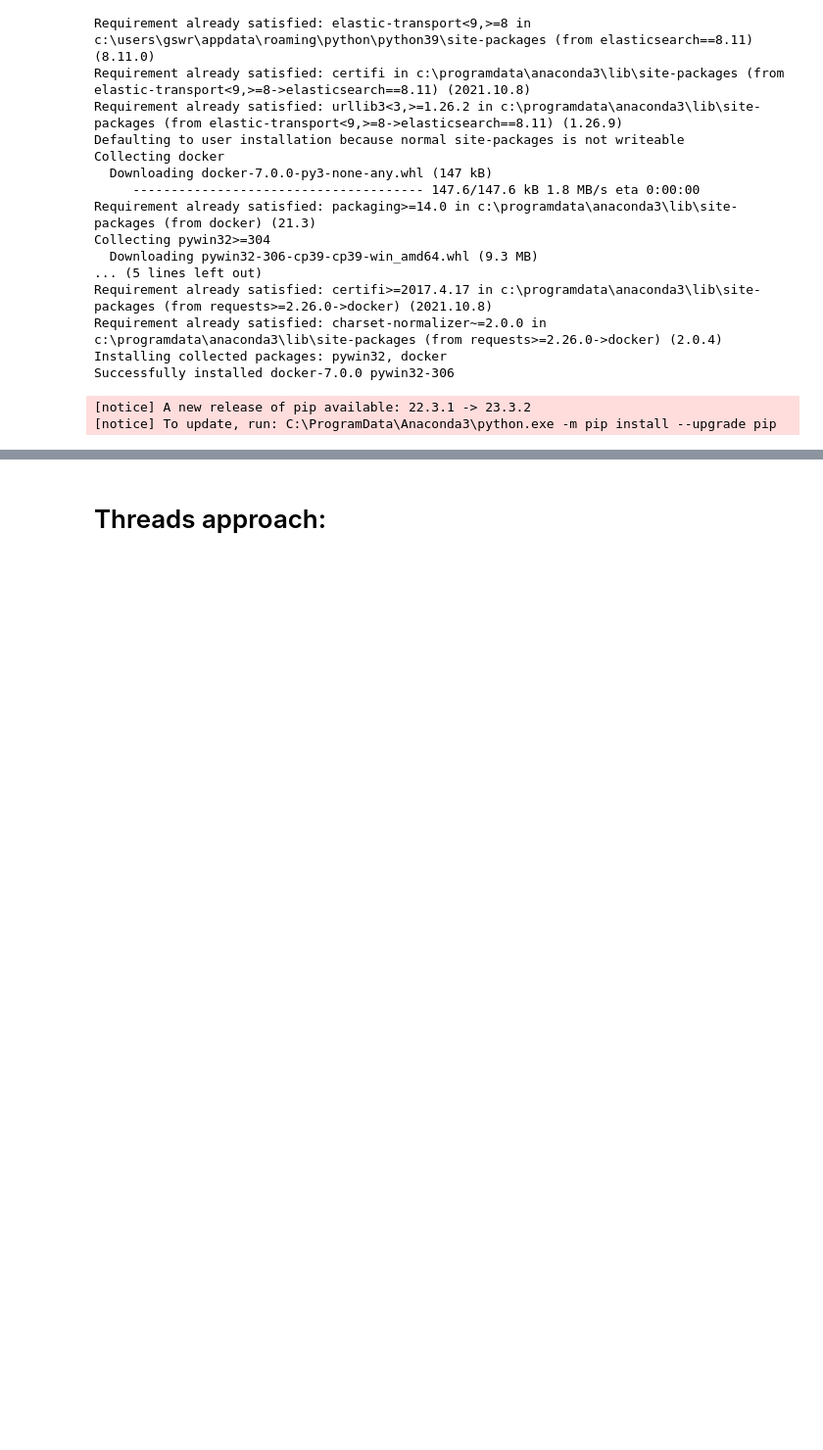
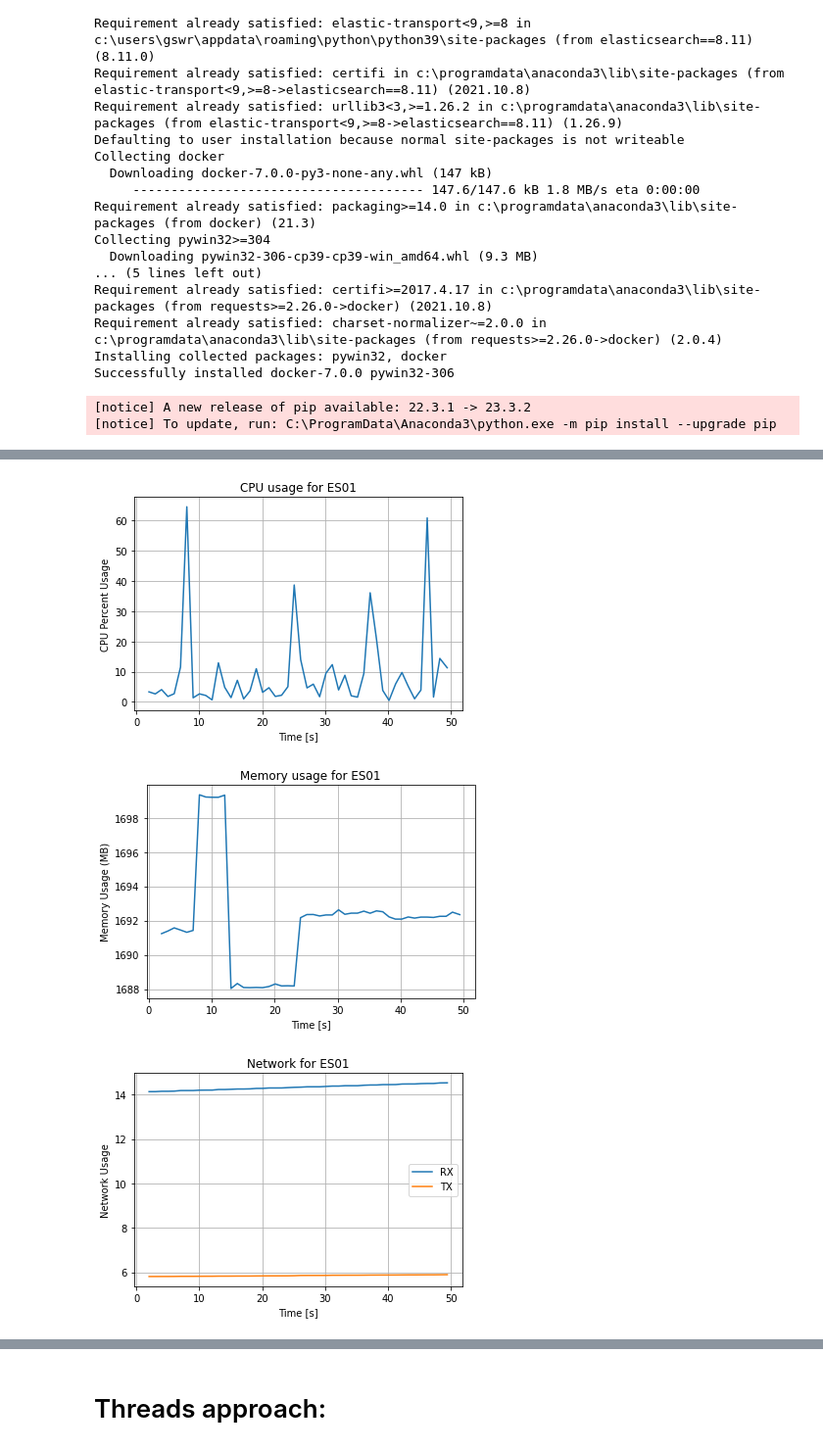
Before and after one commit to AndresSebad/benchmark-vector-bbdd, a Jupyter notebook: benchmark/elastic/ElasticSearch_Test0.ipynb, the cells around one changed output, grey strips where cells are left out. Shown: that part at 98% size. Saved outputs shown, nothing was run; the diff lists cells and outputs as text; code cells hidden in the pictures; blank space fills up the shorter version.

```diff
--- a/benchmark/elastic/ElasticSearch_Test0.ipynb
+++ b/benchmark/elastic/ElasticSearch_Test0.ipynb
@@ -347,3 +343,11 @@ cpu_usage_plot(es01_stats_history, "ES01", False)
+# %%
+cpu_usage_plot(es01_stats_history, "ES01", False)
+memory_usage_plot(es01_stats_history, "ES01")
+io_usage_plot(es01_stats_history, "ES01")
+# %% [output]
+[figure, added]
+[figure, added]
+[figure, added]
 # %%
 Benchmark = DatabaseBenchmark(es=es)
 Benchmark.remove_index("vector-index")
```
Also changed, not shown: parts of 20 cells of this notebook.
